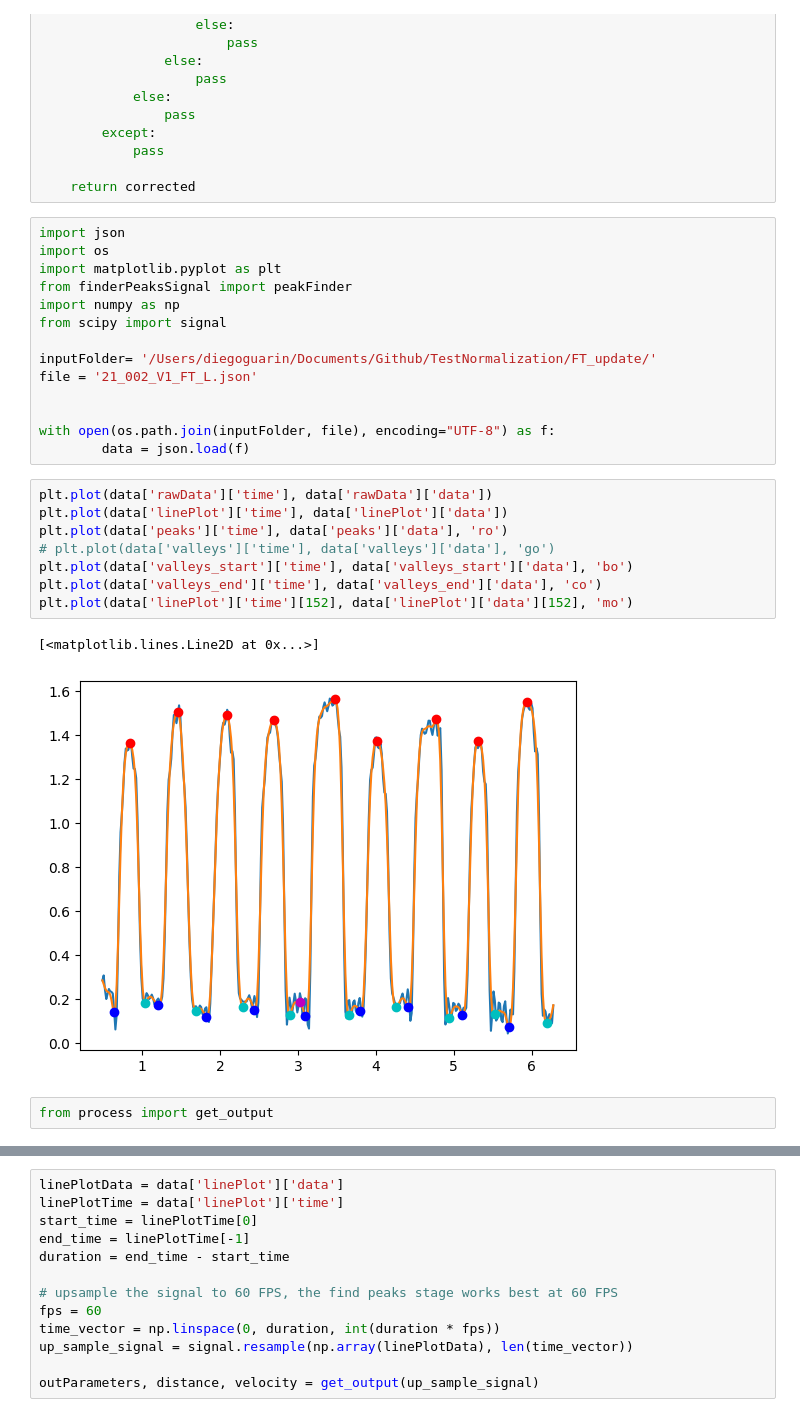
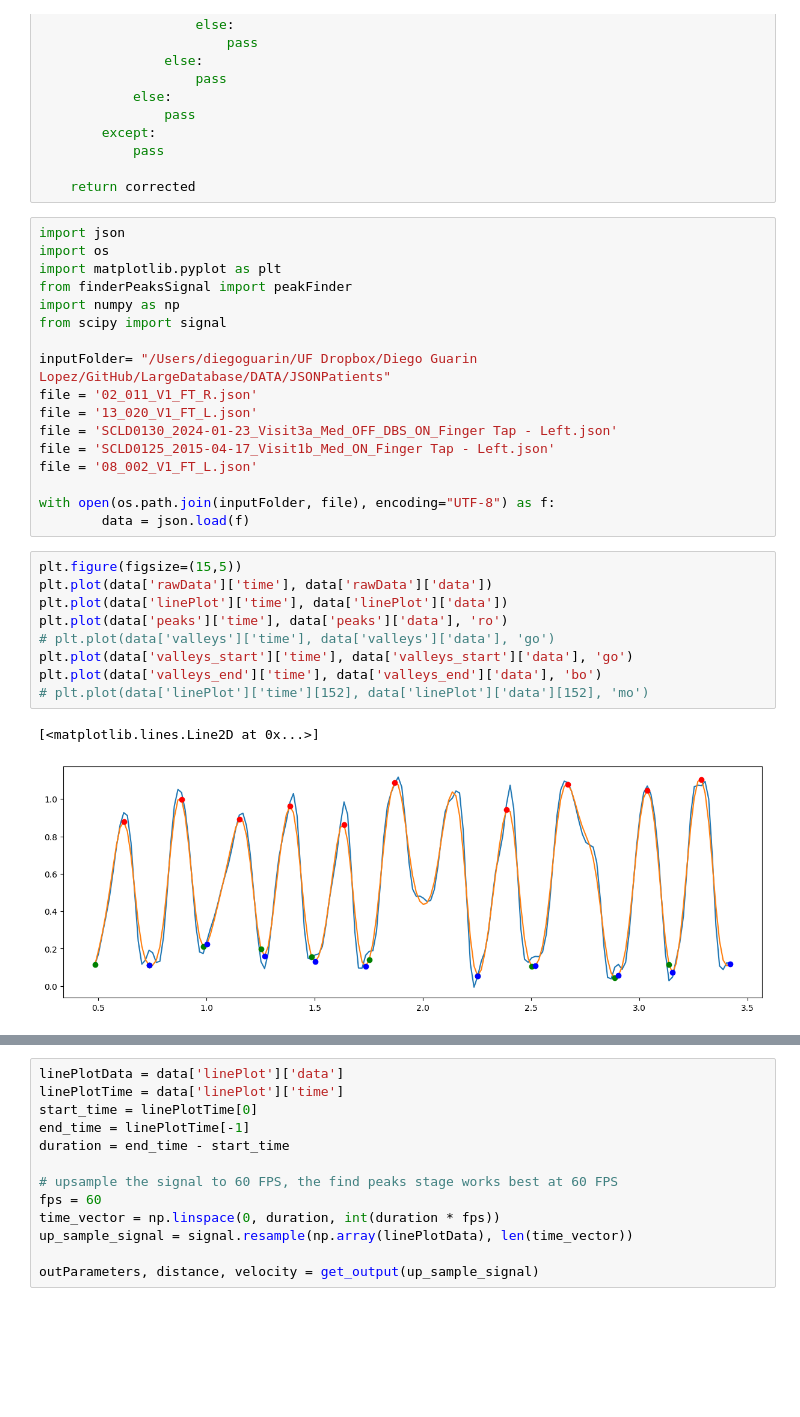
Before and after one commit to dguari1/TestNormalization, a Jupyter notebook: ProcessData.ipynb, the cells around one changed output, grey strips where cells are left out. Drawn from its saved outputs; the diff is of its cells as text; blank space fills up the shorter version.

```diff
--- a/ProcessData.ipynb
+++ b/ProcessData.ipynb
@@ -826,22 +826,24 @@ from finderPeaksSignal import peakFinder
 import numpy as np
 from scipy import signal
 
-inputFolder= '/Users/diegoguarin/Documents/Github/TestNormalization/FT_update/'
-file = '21_002_V1_FT_L.json'
-
+inputFolder= "/Users/diegoguarin/UF Dropbox/Diego Guarin Lopez/GitHub/LargeDatabase/DATA/JSONPatients"
+file = '02_011_V1_FT_R.json'
+file = '13_020_V1_FT_L.json'
+file = 'SCLD0130_2024-01-23_Visit3a_Med_OFF_DBS_ON_Finger Tap - Left.json'
+file = 'SCLD0125_2015-04-17_Visit1b_Med_ON_Finger Tap - Left.json'
+file = '08_002_V1_FT_L.json'
 
 with open(os.path.join(inputFolder, file), encoding="UTF-8") as f:
         data = json.load(f)
 # %%
+plt.figure(figsize=(15,5))
 plt.plot(data['rawData']['time'], data['rawData']['data'])
 plt.plot(data['linePlot']['time'], data['linePlot']['data'])
 plt.plot(data['peaks']['time'], data['peaks']['data'], 'ro')
 # plt.plot(data['valleys']['time'], data['valleys']['data'], 'go')
-plt.plot(data['valleys_start']['time'], data['valleys_start']['data'], 'bo')
-plt.plot(data['valleys_end']['time'], data['valleys_end']['data'], 'co')
-plt.plot(data['linePlot']['time'][152], data['linePlot']['data'][152], 'mo')
+plt.plot(data['valleys_start']['time'], data['valleys_start']['data'], 'go')
+plt.plot(data['valleys_end']['time'], data['valleys_end']['data'], 'bo')
+# plt.plot(data['linePlot']['time'][152], data['linePlot']['data'][152], 'mo')
 # %% [output]
 [<matplotlib.lines.Line2D at 0x...>]
-[figure, old version]
+[figure, new version]
-# %%
-from process import get_output
```
Also changed, not shown: parts of 12 cells of this notebook, 1 other file.
